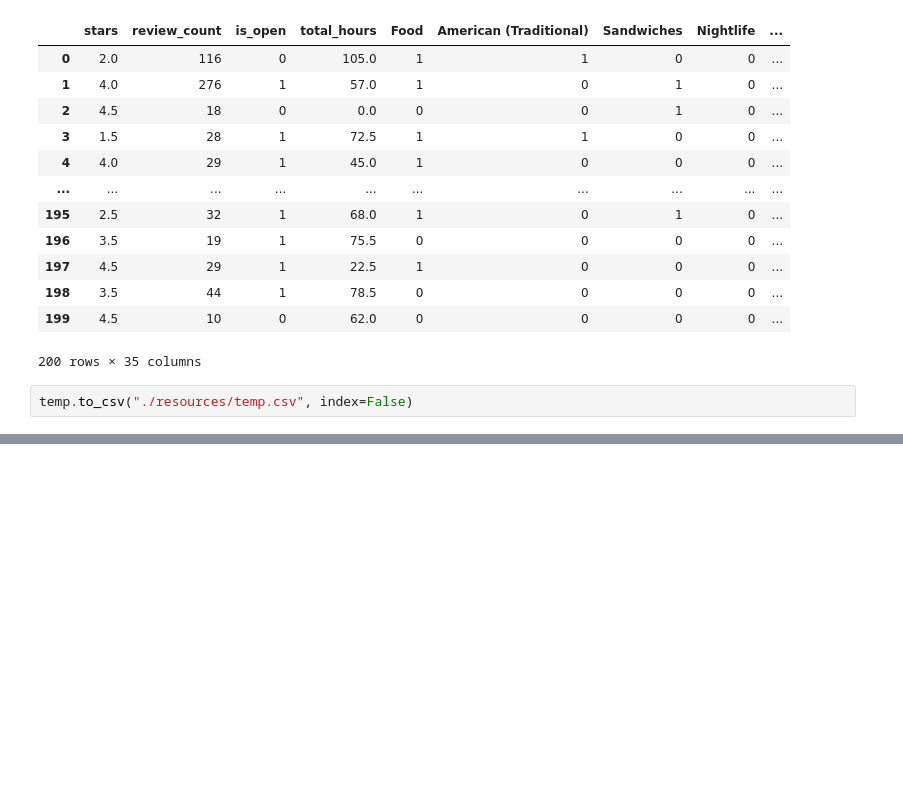
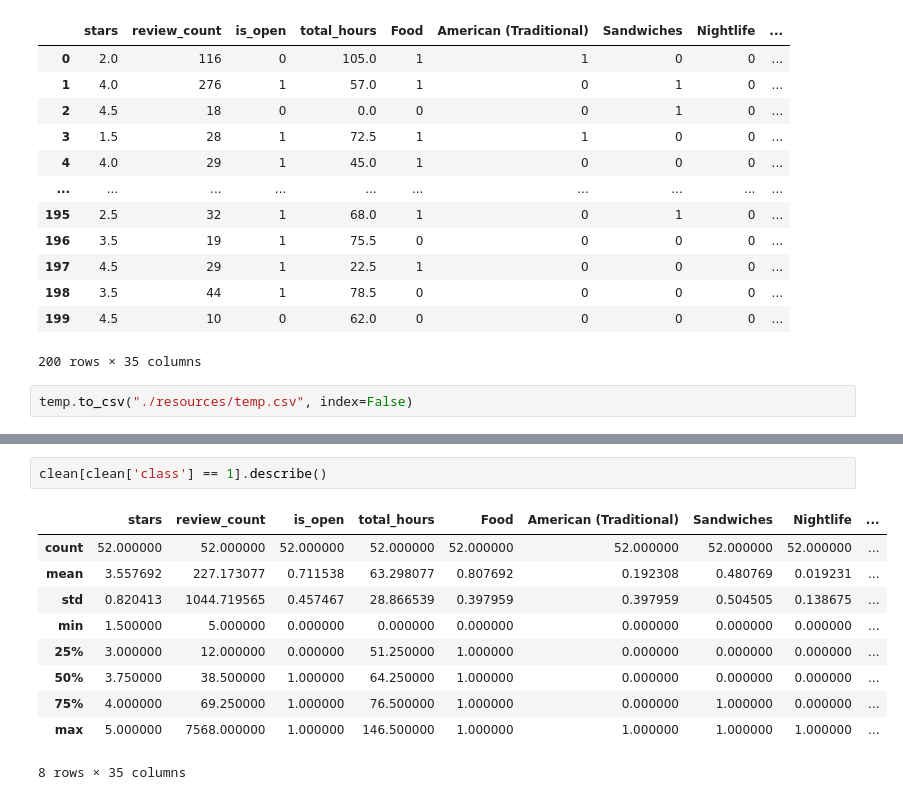
Before and after one commit to Addma/EECS4412-Project, a Jupyter notebook: task2.ipynb, the cells around one changed output, grey strips where cells are left out. Cells and saved outputs as stored; diff of their text form; blank space fills up the shorter version.

```diff
--- a/task2.ipynb
+++ b/task2.ipynb
@@ -204,0 +222,13 @@ three.to_csv('./216480444-216482440-218407734-T2Class.csv', index=False)
+# %%
+clean[clean['class'] == 1].describe()
+# %% [output]
+|  | stars | review_count | is_open | total_hours | Food | American (Traditional) | Sandwiches | Nightlife | ... |
+| count | 52.000000 | 52.000000 | 52.000000 | 52.000000 | 52.000000 | 52.000000 | 52.000000 | 52.000000 | ... |
+| mean | 3.557692 | 227.173077 | 0.711538 | 63.298077 | 0.807692 | 0.192308 | 0.480769 | 0.019231 | ... |
+| std | 0.820413 | 1044.719565 | 0.457467 | 28.866539 | 0.397959 | 0.397959 | 0.504505 | 0.138675 | ... |
+| min | 1.500000 | 5.000000 | 0.000000 | 0.000000 | 0.000000 | 0.000000 | 0.000000 | 0.000000 | ... |
+| 25% | 3.000000 | 12.000000 | 0.000000 | 51.250000 | 1.000000 | 0.000000 | 0.000000 | 0.000000 | ... |
+| 50% | 3.750000 | 38.500000 | 1.000000 | 64.250000 | 1.000000 | 0.000000 | 0.000000 | 0.000000 | ... |
+| 75% | 4.000000 | 69.250000 | 1.000000 | 76.500000 | 1.000000 | 0.000000 | 1.000000 | 0.000000 | ... |
+| max | 5.000000 | 7568.000000 | 1.000000 | 146.500000 | 1.000000 | 1.000000 | 1.000000 | 1.000000 | ... |
+8 rows × 35 columns
```
Also changed, not shown: parts of 15 cells of this notebook, 5 other files.
